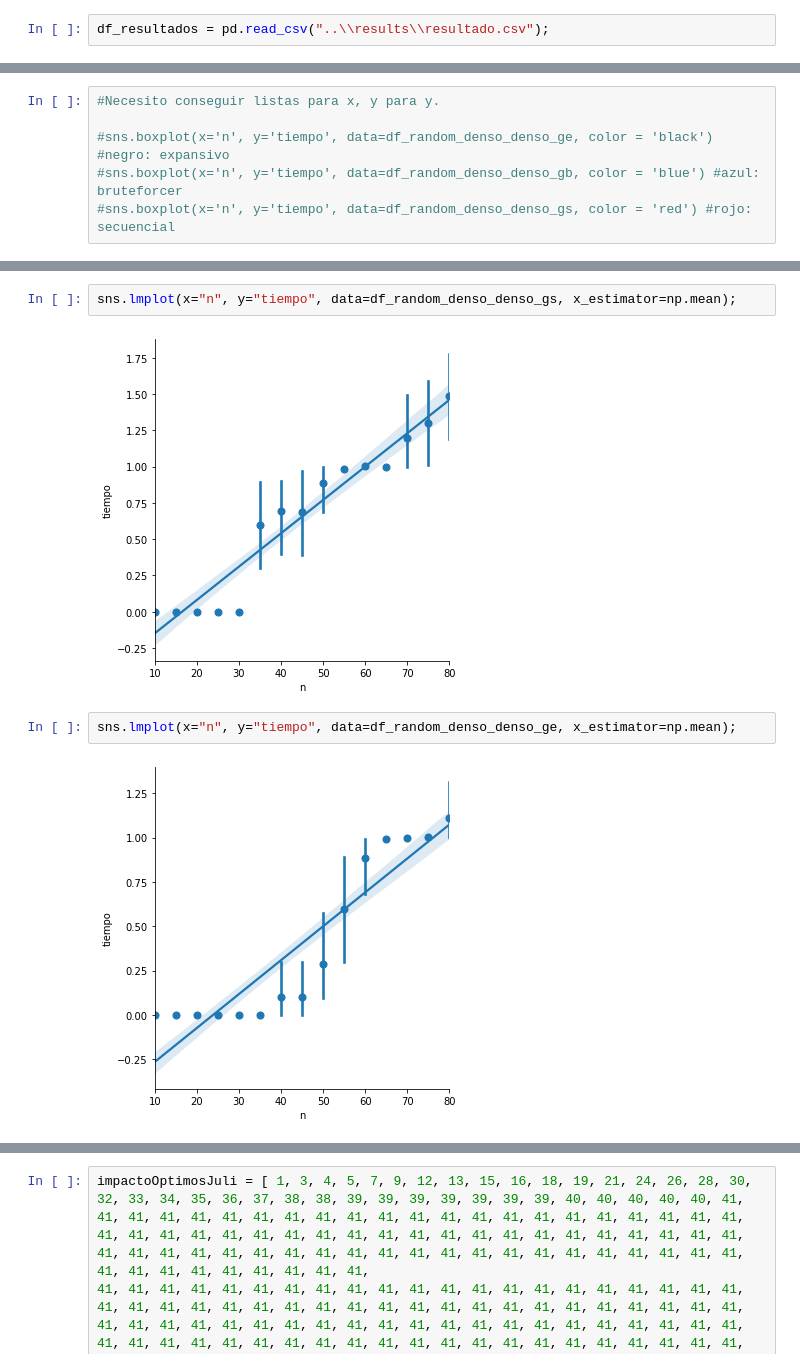
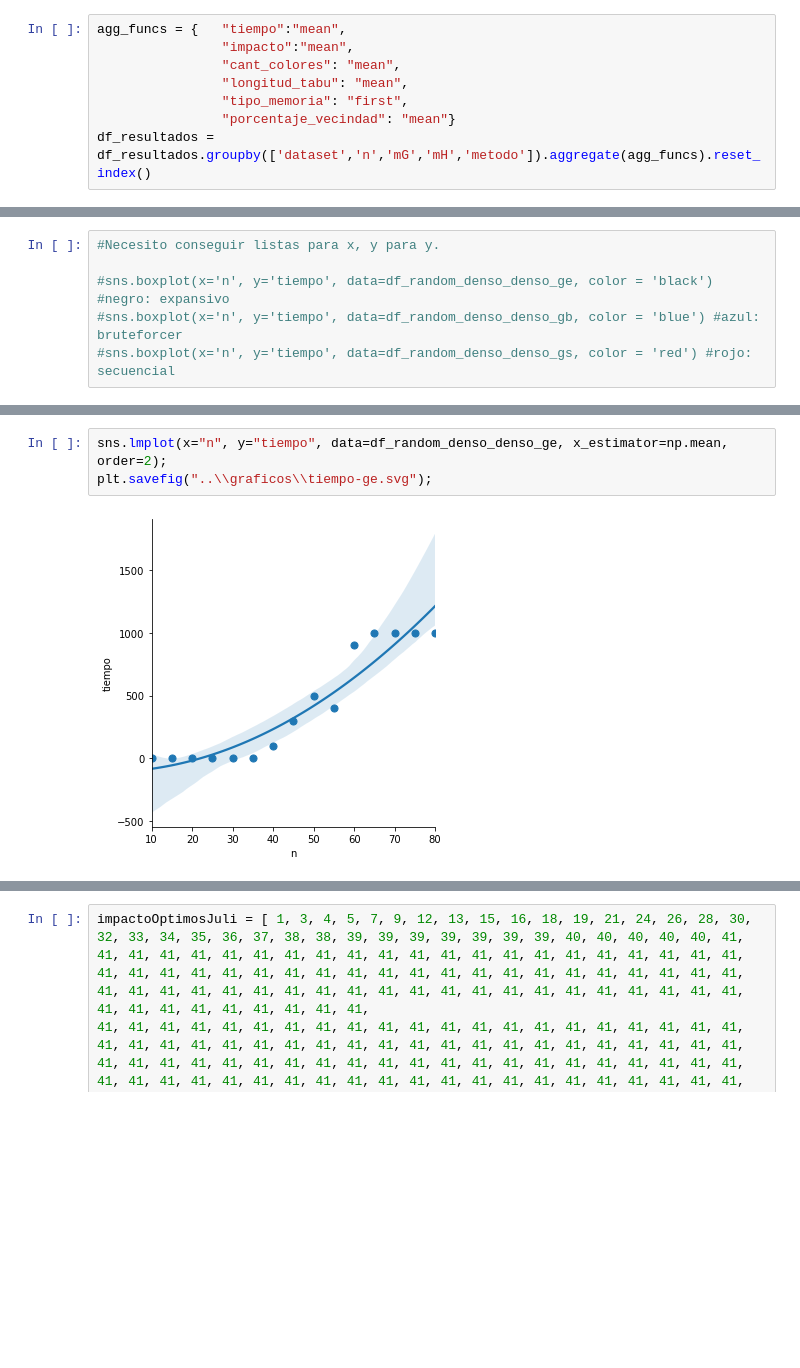
Before and after one commit to ZarthaxX/algo3-tp2, a Jupyter notebook: experimentacion/notebooks/analisis.ipynb, the cells around one changed output, grey strips where cells are left out. Cells and saved outputs as stored; diff of their text form; blank space fills up the shorter version.

```diff
--- a/experimentacion/notebooks/analisis.ipynb
+++ b/experimentacion/notebooks/analisis.ipynb
@@ -22,8 +22,14 @@ Los métodos evaluados en este notebook son los siguientes:
 # %% [markdown]
 # Experimentos
 Leemos el dataframe con todos los resultados.
-# %%
-df_resultados = pd.read_csv("..\\results\\resultado.csv");
+# %%
+agg_funcs = {   "tiempo":"mean",
+                "impacto":"mean",
+                "cant_colores": "mean",
+                "longitud_tabu": "mean",
+                "tipo_memoria": "first",
+                "porcentaje_vecindad": "mean"}
+df_resultados = df_resultados.groupby(['dataset','n','mG','mH','metodo']).aggregate(agg_funcs).reset_index()
 # %%
 #mismo tamaño, aristas H, aristas G
 # obtener maximo impacto.
@@ -113,11 +134,8 @@ sns.boxplot(x='n', y='impacto', data=df_random_denso_ralo_gs, color = 'red') #ro
 # %%
-sns.lmplot(x="n", y="tiempo", data=df_random_denso_denso_gs, x_estimator=np.mean);
+sns.lmplot(x="n", y="tiempo", data=df_random_denso_denso_ge, x_estimator=np.mean, order=2);
+plt.savefig("..\\graficos\\tiempo-ge.svg");
 # %% [output]
-[figure, old version]
+[figure, new version]
-# %%
-sns.lmplot(x="n", y="tiempo", data=df_random_denso_denso_ge, x_estimator=np.mean);
-# %% [output]
-[figure, removed]
 # %%
 sns.lmplot(x="n", y="tiempo", data=df_random_denso_denso_gb,
            order=5, scatter_kws={"s": 80});
```
Also changed, not shown: parts of 9 cells of this notebook, 1 other file.
